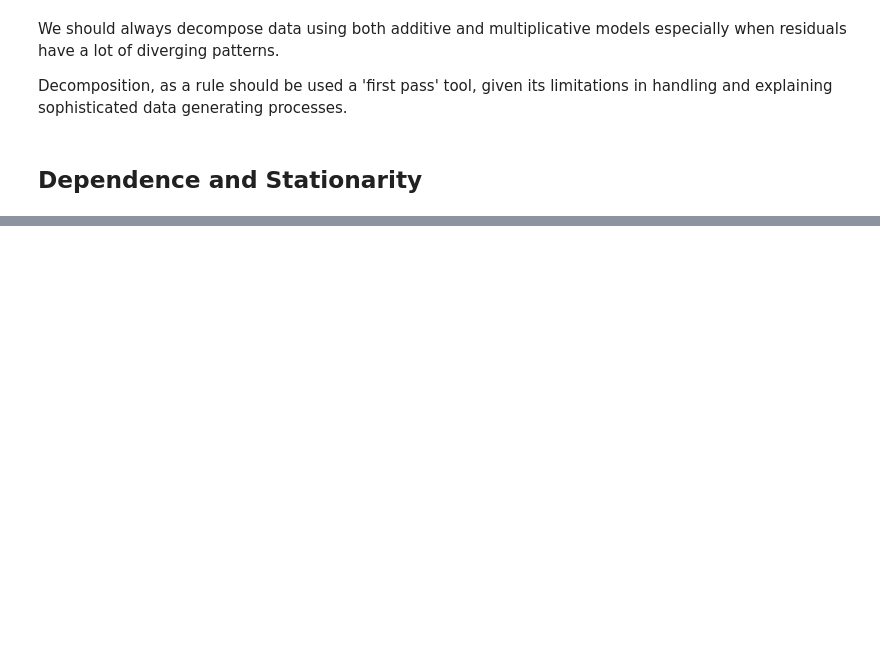
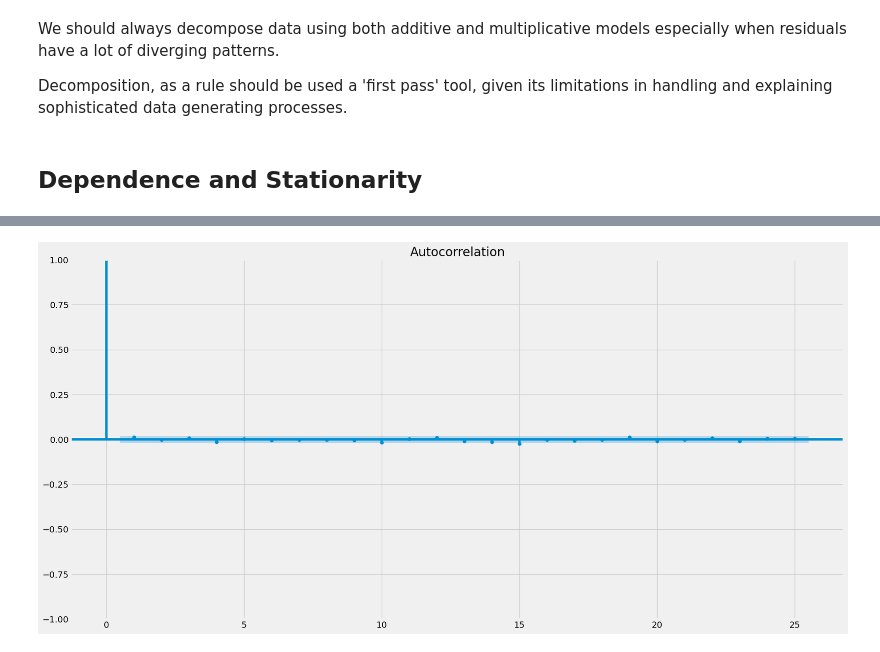
Before and after one commit to bachaudhry/time_series, a Jupyter notebook: ts_with_k/01_Getting_Start_With_TimeSeries.ipynb, the cells around one changed output, grey strips where cells are left out. Saved outputs shown, nothing was run; the diff lists cells and outputs as text; code cells hidden in the pictures; blank space fills up the shorter version.

```diff
--- a/ts_with_k/01_Getting_Start_With_TimeSeries.ipynb
+++ b/ts_with_k/01_Getting_Start_With_TimeSeries.ipynb
@@ -162,0 +178,4 @@ Decomposition, as a rule should be used a 'first pass' tool, given its limitatio
+# %%
+plot_acf(xseries['noise'], lags=25);
+# %% [output]
+[figure, added]
```
Also changed, not shown: parts of 27 cells of this notebook.
